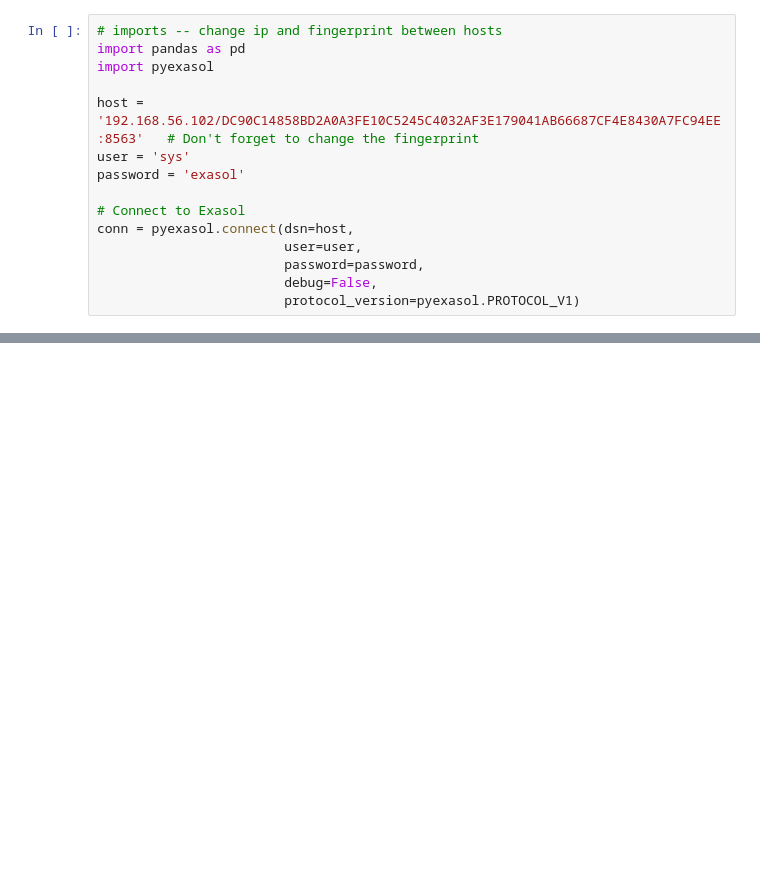
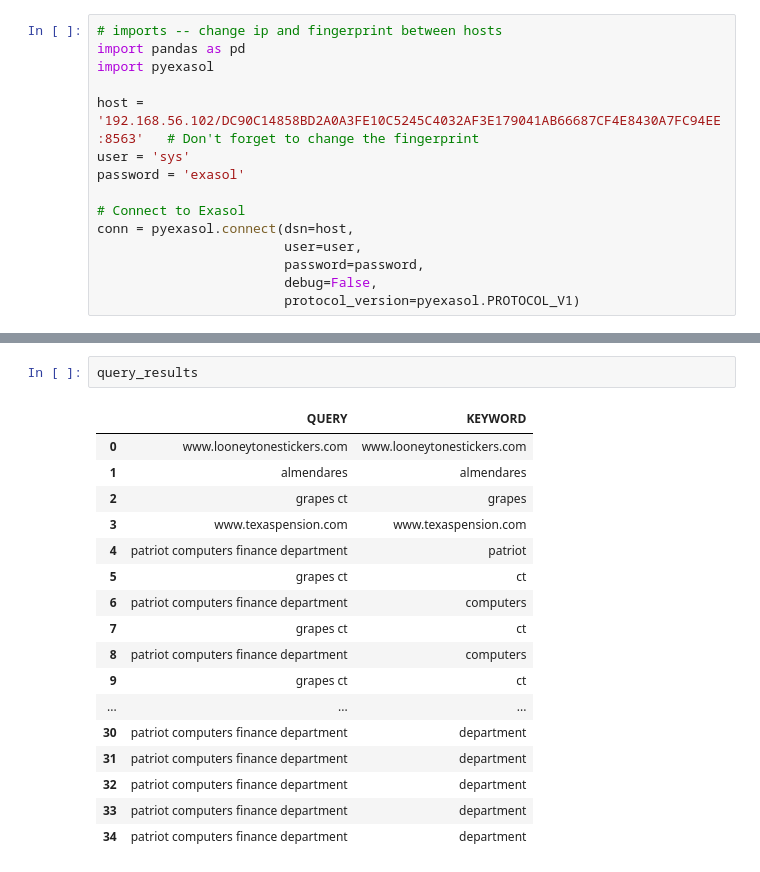
Before and after one commit to chandlerNick/BHT_BI_WiSe2425, a Jupyter notebook: Task1/Code/Keywordsbyevents.ipynb, the cells around one changed output, grey strips where cells are left out. Cells and saved outputs as stored; diff of their text form; blank space fills up the shorter version.

```diff
--- a/Task1/Code/Keywordsbyevents.ipynb
+++ b/Task1/Code/Keywordsbyevents.ipynb
@@ -340,0 +549,20 @@ weather_events3[weather_events3['ANONID']==317691]
+# %%
+query_results
+# %% [output]
+|  | QUERY | KEYWORD |
+| 0 | www.looneytonestickers.com | www.looneytonestickers.com |
+| 1 | almendares | almendares |
+| 2 | grapes ct | grapes |
+| 3 | www.texaspension.com | www.texaspension.com |
+| 4 | patriot computers finance department | patriot |
+| 5 | grapes ct | ct |
+| 6 | patriot computers finance department | computers |
+| 7 | grapes ct | ct |
+| 8 | patriot computers finance department | computers |
+| 9 | grapes ct | ct |
+| ... | ... | ... |
+| 30 | patriot computers finance department | department |
+| 31 | patriot computers finance department | department |
+| 32 | patriot computers finance department | department |
+| 33 | patriot computers finance department | department |
+| 34 | patriot computers finance department | department |
```
Also changed, not shown: parts of 35 cells of this notebook, 41 other files.
